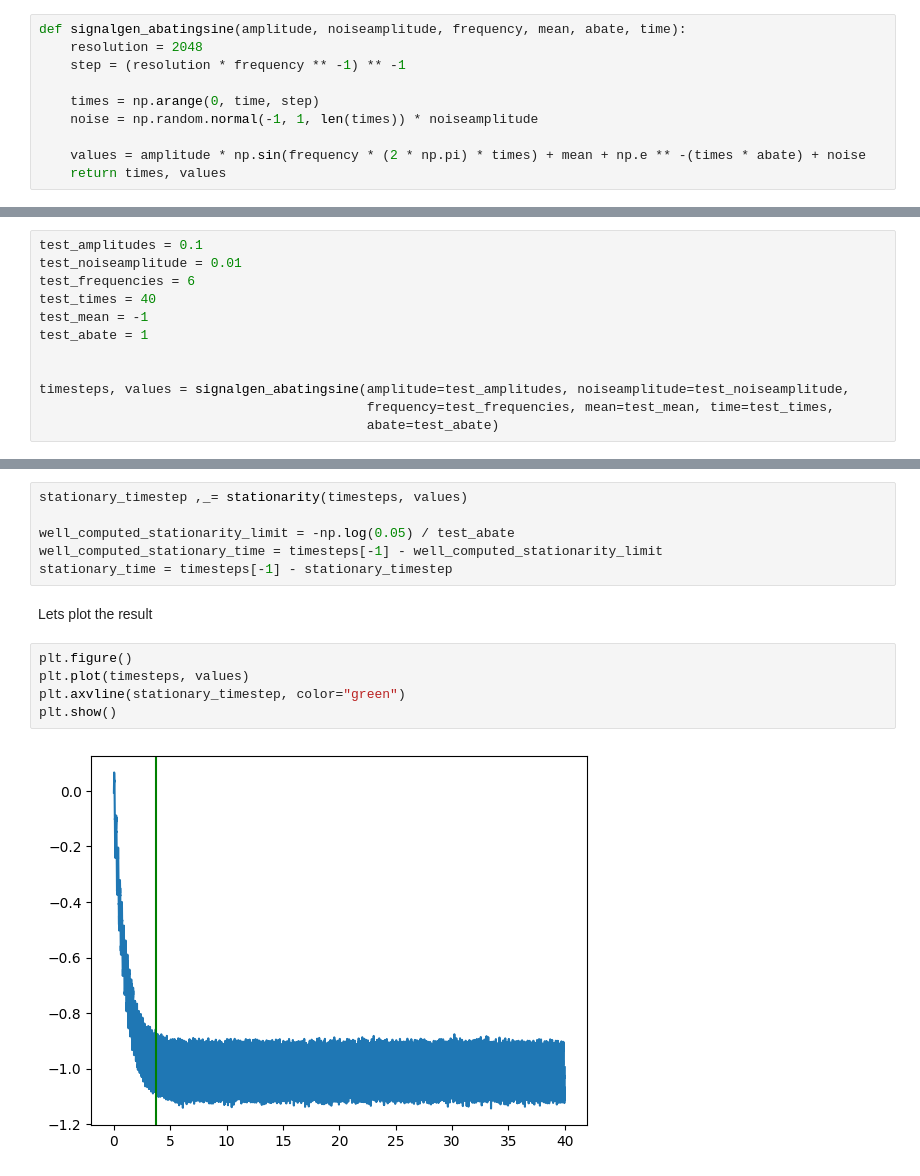
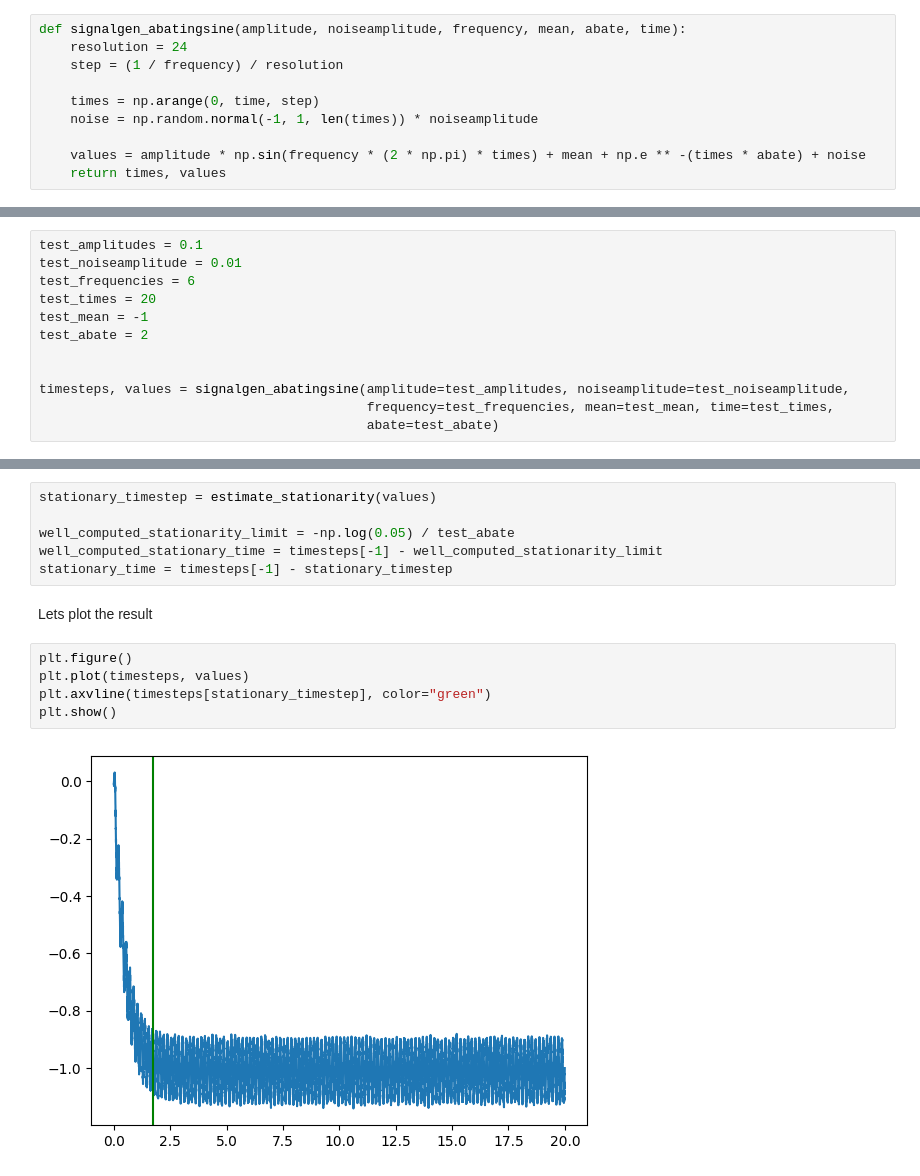
Before and after one commit to MaNyh/NTRfC, a Jupyter notebook: examples/check_timeseries_stationarity.ipynb, the cells around one changed output, grey strips where cells are left out. Saved outputs shown, nothing was run; the diff lists cells and outputs as text.

```diff
--- a/examples/check_timeseries_stationarity.ipynb
+++ b/examples/check_timeseries_stationarity.ipynb
@@ -8,8 +8,8 @@ import matplotlib.pyplot as plt
 Lets define a signal generator. We want to generate a signal with some noise, an initial transient and a constant deterministic fluctuation.
 # %%
 def signalgen_abatingsine(amplitude, noiseamplitude, frequency, mean, abate, time):
-    resolution = 2048
-    step = (resolution * frequency ** -1) ** -1
+    resolution = 24
+    step = (1 / frequency) / resolution
 
     times = np.arange(0, time, step)
     noise = np.random.normal(-1, 1, len(times)) * noiseamplitude
@@ -22,9 +22,9 @@ Lets define the input arguments for the signal generator and lets generate a sig
 test_amplitudes = 0.1
 test_noiseamplitude = 0.01
 test_frequencies = 6
-test_times = 40
+test_times = 20
 test_mean = -1
-test_abate = 1
+test_abate = 2
 
 
 timesteps, values = signalgen_abatingsine(amplitude=test_amplitudes, noiseamplitude=test_noiseamplitude,
@@ -33,7 +33,7 @@ timesteps, values = signalgen_abatingsine(amplitude=test_amplitudes, noiseamplit
 # %% [markdown]
 Lets compute the index of the stationary timestep.
 # %%
-stationary_timestep ,_= stationarity(timesteps, values)
+stationary_timestep = estimate_stationarity(values)
 
 well_computed_stationarity_limit = -np.log(0.05) / test_abate
 well_computed_stationary_time = timesteps[-1] - well_computed_stationarity_limit
@@ -43,7 +43,7 @@ Lets plot the result
 # %%
 plt.figure()
 plt.plot(timesteps, values)
-plt.axvline(stationary_timestep, color="green")
+plt.axvline(timesteps[stationary_timestep], color="green")
 plt.show()
 # %% [output]
-[figure, old version]
+[figure, new version]
```
Also changed, not shown: parts of 2 cells of this notebook, 32 other files.
